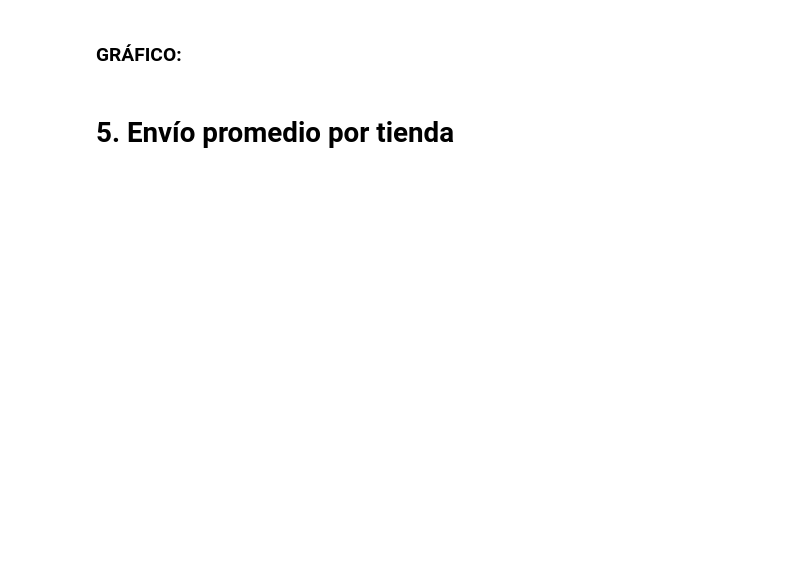
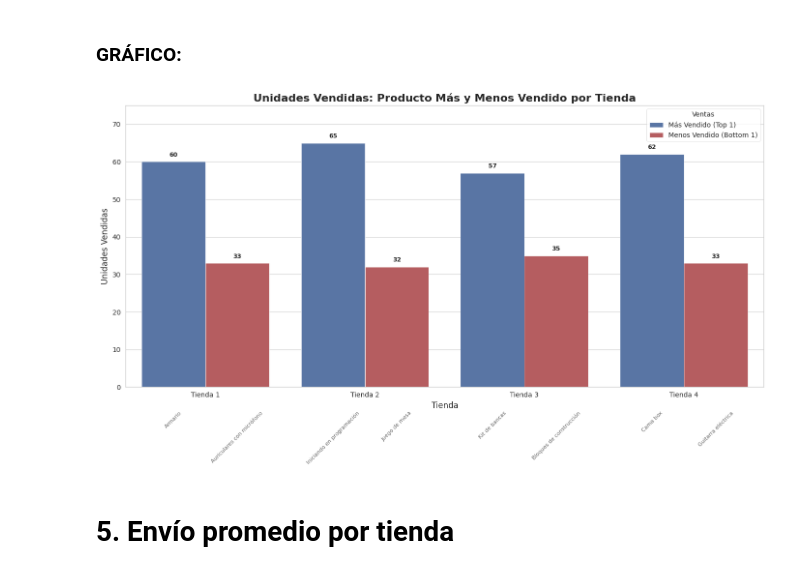
Before and after one commit to edgarbernaling-arch/Desafio_1_Ciencia_de_datos_Edgar_Bernal, a Jupyter notebook: Copia_de_AluraStoreLatam_Challegue1_Ciencia_de_datos_Edgar_Bernal.ipynb, the cells around one changed output. Drawn from its saved outputs; the diff is of its cells as text; code cells hidden in the pictures; blank space fills up the shorter version.

```diff
--- a/Copia_de_AluraStoreLatam_Challegue1_Ciencia_de_datos_Edgar_Bernal.ipynb
+++ b/Copia_de_AluraStoreLatam_Challegue1_Ciencia_de_datos_Edgar_Bernal.ipynb
@@ -334,2 +319,85 @@ plt.show()
+# %%
+datos_comparativos = []
+
+for nombre_tienda, df in dataframes.items():
+    df_ventas = df.groupby('Producto').size().reset_index(name='Ventas')
+    df_top1 = df_ventas.sort_values(by='Ventas', ascending=False).iloc[0]
+    df_bottom1 = df_ventas.sort_values(by='Ventas', ascending=True).iloc[0]
+
+    datos_comparativos.append({
+        'Tienda': nombre_tienda,
+        'Tipo': 'Más Vendido (Top 1)',
+        'Producto': df_top1['Producto'],
+        'Unidades': df_top1['Ventas']
+    })
+    datos_comparativos.append({
+        'Tienda': nombre_tienda,
+        'Tipo': 'Menos Vendido (Bottom 1)',
+        'Producto': df_bottom1['Producto'],
+        'Unidades': df_bottom1['Ventas']
+    })
+
+df_comparativo = pd.DataFrame(datos_comparativos)
+
+# Ordenamos el DataFrame para que coincida con el orden de los parches (agrupado por 'Tipo' y luego por 'Tienda')
+df_comparativo_sync = df_comparativo.sort_values(by=['Tipo', 'Tienda'], ascending=[False, True]).reset_index(drop=True)
+
+
+# --- GENERACIÓN DEL GRÁFICO DE BARRAS AGRUPADAS ---
+
+sns.set_style("whitegrid")
+plt.figure(figsize=(14, 8))
+
+# Usar Seaborn para un gráfico de barras agrupadas
+ax = sns.barplot(
+    data=df_comparativo_sync, # Usamos el DataFrame sincronizado
+    x='Tienda',
+    y='Unidades',
+    hue='Tipo',
+    palette={'Más Vendido (Top 1)': '#4C72B0', 'Menos Vendido (Bottom 1)': '#C44E52'}
+)
+
+# Configuración de Títulos y Ejes
+plt.title('Unidades Vendidas: Producto Más y Menos Vendido por Tienda', fontsize=16, fontweight='bold')
+plt.xlabel('Tienda', fontsize=12)
+plt.ylabel('Unidades Vendidas', fontsize=12)
+plt.legend(title='Ventas')
+
+# AÑADIR ETIQUETAS: El bucle ahora usará el DataFrame sincronizado.
+num_datos = len(df_comparativo_sync)
+
+for i, p in enumerate(ax.patches):
+    if i >= num_datos:
+        break
+
+    # Obtener la data para la etiqueta del DataFrame sincronizado
+    product_name = df_comparativo_sync['Producto'].iloc[i]
+    sales = df_comparativo_sync['Unidades'].iloc[i]
+
+    #  Posicionar el texto (unidades vendidas)
+    ax.annotate(
+        f'{sales}',
+        (p.get_x() + p.get_width() / 2., p.get_height()),
+        ha='center', va='center', xytext=(0, 10),
+        textcoords='offset points', fontsize=9, fontweight='bold'
+    )
+
+    #  Posicionar el texto del producto
+    ax.annotate(
+        product_name,
+        (p.get_x() + p.get_width() / 2., 0),
+        ha='center', va='top', xytext=(0, -35),
+        textcoords='offset points',
+        fontsize=8,
+        rotation=45,
+        color='dimgray'
+    )
+
+plt.ylim(0, df_comparativo_sync['Unidades'].max() + 10)
+plt.subplots_adjust(bottom=0.25)
+plt.tight_layout()
+plt.show()
+# %% [output]
+[figure, added]
 # %% [markdown]
 # 5. Envío promedio por tienda
```
Also changed, not shown: parts of 20 cells of this notebook.
